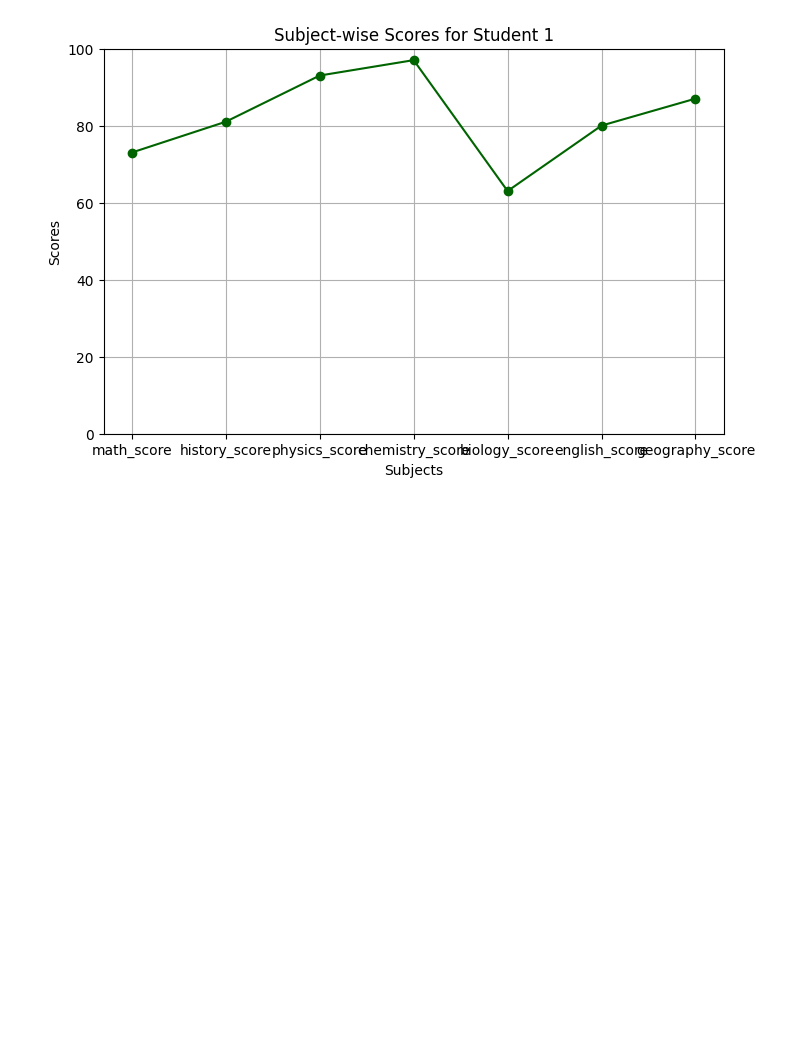
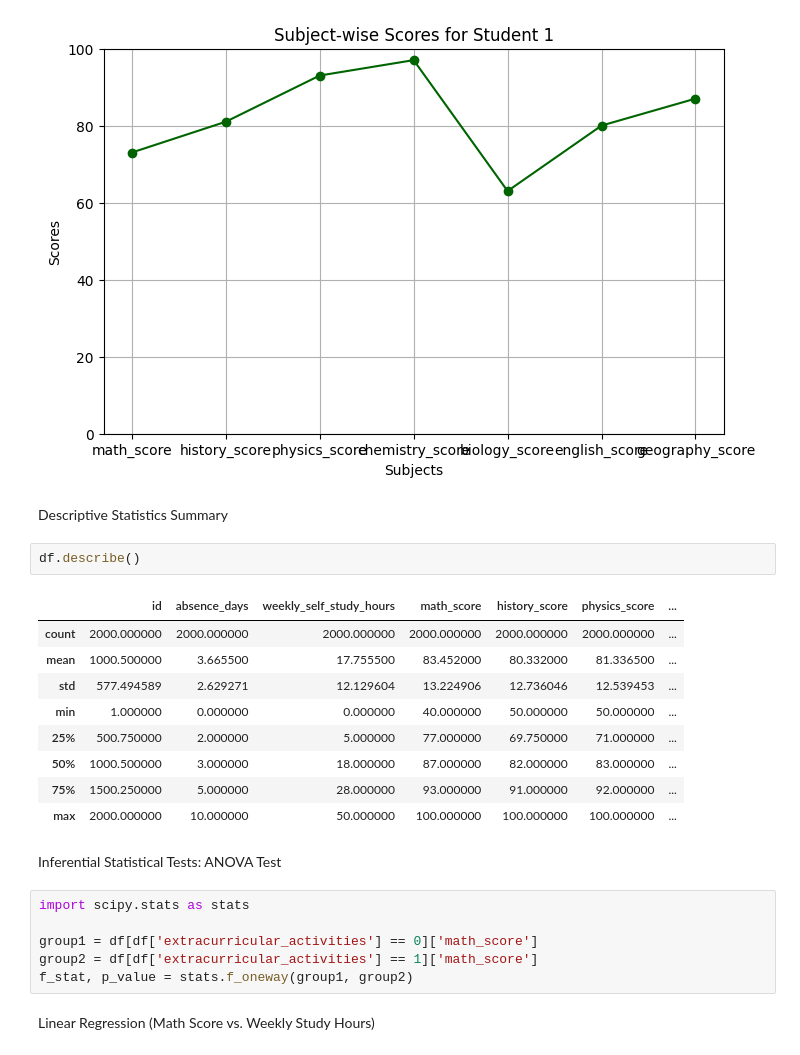
Before and after one commit to Data200-MaySession/data200-project-team-a, a Jupyter notebook: project/project.ipynb, the cells around one changed output. Drawn from its saved outputs; the diff is of its cells as text; blank space fills up the shorter version.

```diff
--- a/project/project.ipynb
+++ b/project/project.ipynb
@@ -122,3 +111,28 @@ plt.grid(True)
 plt.show()
 # %% [output]
 [figure]
+# %% [markdown]
+Descriptive Statistics Summary
+# %%
+df.describe()
+# %% [output]
+|  | id | absence_days | weekly_self_study_hours | math_score | history_score | physics_score | ... |
+| count | 2000.000000 | 2000.000000 | 2000.000000 | 2000.000000 | 2000.000000 | 2000.000000 | ... |
+| mean | 1000.500000 | 3.665500 | 17.755500 | 83.452000 | 80.332000 | 81.336500 | ... |
+| std | 577.494589 | 2.629271 | 12.129604 | 13.224906 | 12.736046 | 12.539453 | ... |
+| min | 1.000000 | 0.000000 | 0.000000 | 40.000000 | 50.000000 | 50.000000 | ... |
+| 25% | 500.750000 | 2.000000 | 5.000000 | 77.000000 | 69.750000 | 71.000000 | ... |
+| 50% | 1000.500000 | 3.000000 | 18.000000 | 87.000000 | 82.000000 | 83.000000 | ... |
+| 75% | 1500.250000 | 5.000000 | 28.000000 | 93.000000 | 91.000000 | 92.000000 | ... |
+| max | 2000.000000 | 10.000000 | 50.000000 | 100.000000 | 100.000000 | 100.000000 | ... |
+# %% [markdown]
+Inferential Statistical Tests:
+ANOVA Test
+# %%
+import scipy.stats as stats
+
+group1 = df[df['extracurricular_activities'] == 0]['math_score']
+group2 = df[df['extracurricular_activities'] == 1]['math_score']
+f_stat, p_value = stats.f_oneway(group1, group2)
+# %% [markdown]
+Linear Regression (Math Score vs. Weekly Study Hours)
```
Also changed, not shown: parts of 10 cells of this notebook, 15 other files.
